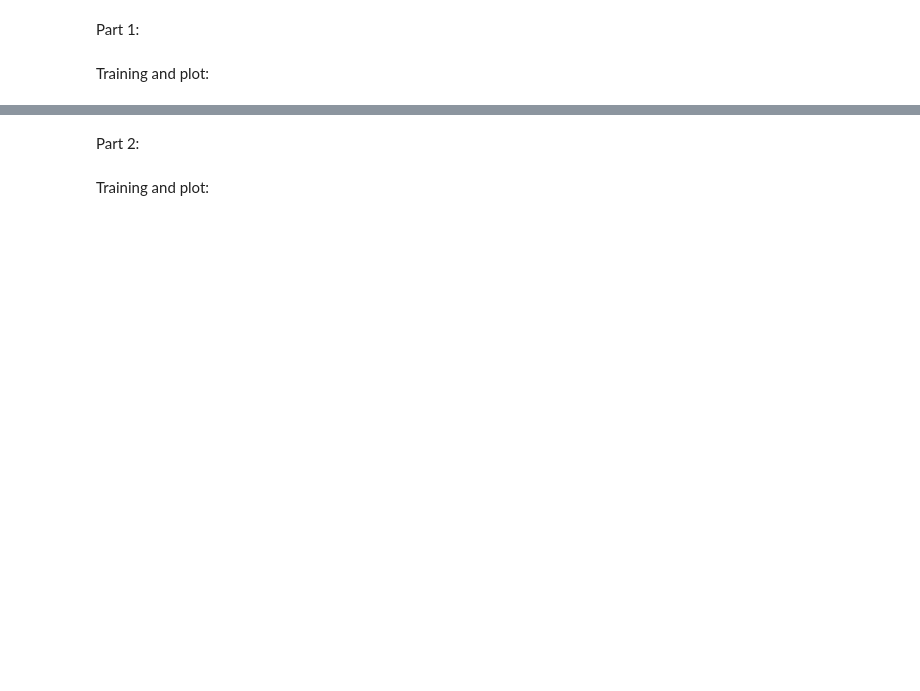
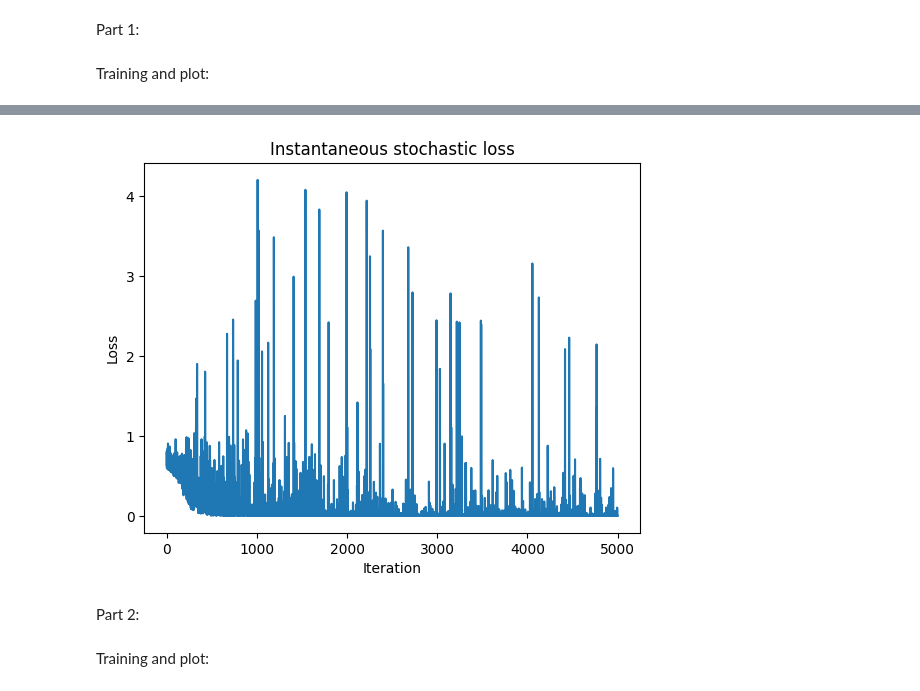
Before and after one commit to MahadAhmed25/4AL3, a Jupyter notebook: assignments/A3/Assignment3_starter.ipynb, the cells around one changed output, grey strips where cells are left out. Cells and saved outputs as stored; diff of their text form; code cells hidden in the pictures; blank space fills up the shorter version.

```diff
--- a/assignments/A3/Assignment3_starter.ipynb
+++ b/assignments/A3/Assignment3_starter.ipynb
@@ -203,2 +273,10 @@ with torch.no_grad():
+# %%
+plt.plot(stochastic_losses)
+plt.title("Instantaneous stochastic loss")
+plt.xlabel("Iteration")
+plt.ylabel("Loss")
+plt.show()
+# %% [output]
+[figure, added]
 # %% [markdown]
 Part 2:
```
Also changed, not shown: parts of 9 cells of this notebook.
